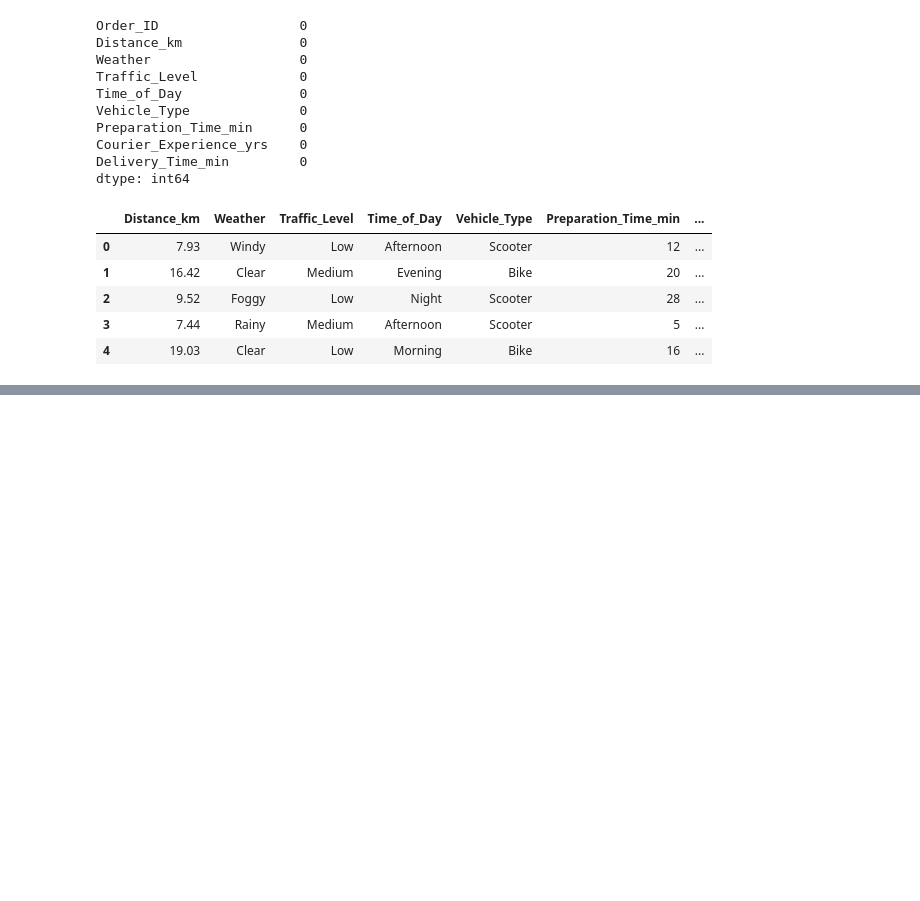
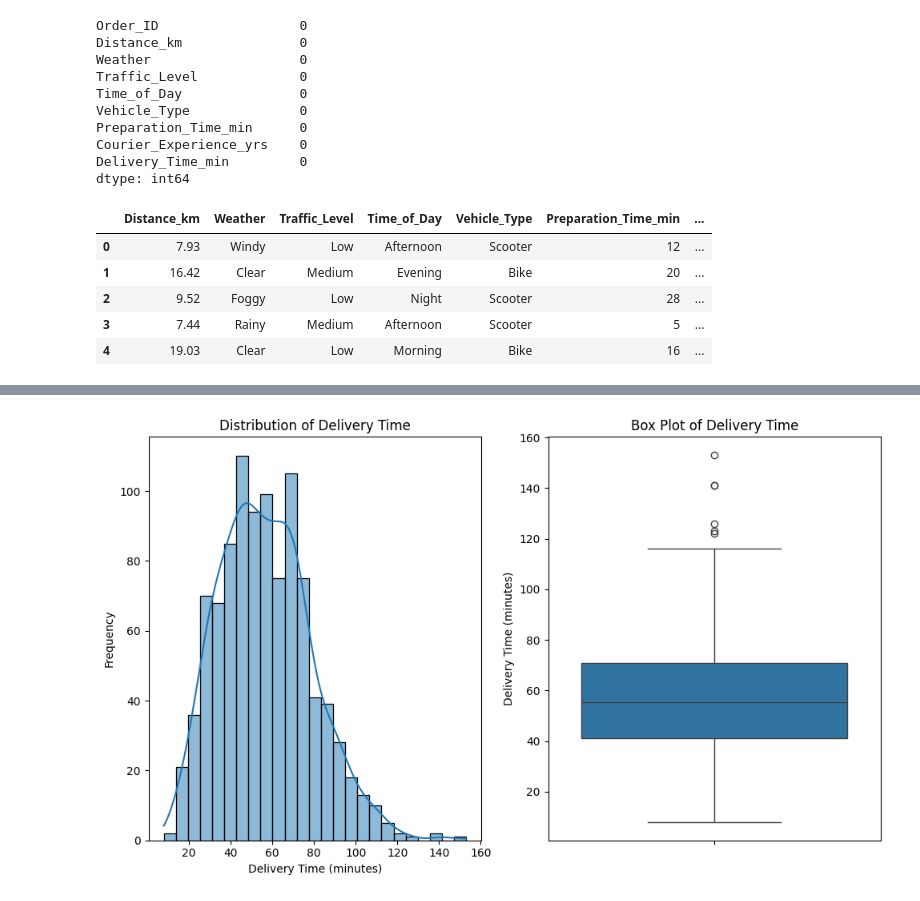
Before and after one commit to coder-priyanka01/Machine-Learning, a Jupyter notebook: Random_Forest.ipynb, the cells around one changed output, grey strips where cells are left out. Drawn from its saved outputs; the diff is of its cells as text; code cells hidden in the pictures; blank space fills up the shorter version.

```diff
--- a/Random_Forest.ipynb
+++ b/Random_Forest.ipynb
@@ -58,0 +65,20 @@ df.head()
+# %%
+plt.figure(figsize=(10, 6))
+
+# Histogram
+plt.subplot(1, 2, 1)
+sns.histplot(df['Delivery_Time_min'], kde=True)
+plt.title('Distribution of Delivery Time')
+plt.xlabel('Delivery Time (minutes)')
+plt.ylabel('Frequency')
+
+# Box plot
+plt.subplot(1, 2, 2)
+sns.boxplot(y=df['Delivery_Time_min'])
+plt.title('Box Plot of Delivery Time')
+plt.ylabel('Delivery Time (minutes)')
+
+plt.tight_layout()
+plt.show()
+# %% [output]
+[figure, added]
```
Also changed, not shown: parts of 4 cells of this notebook.
